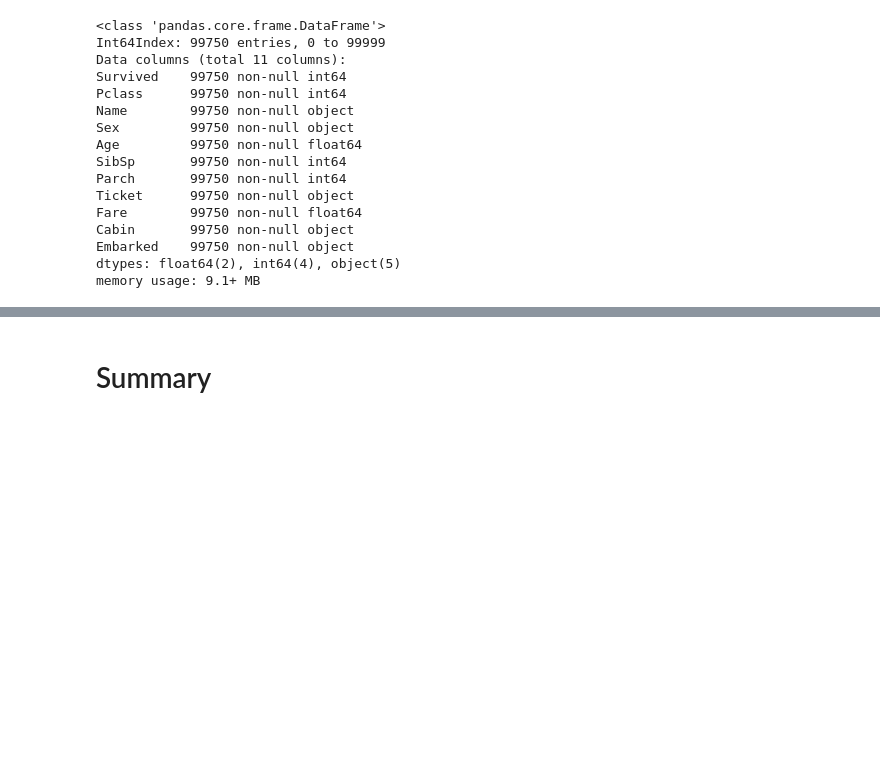
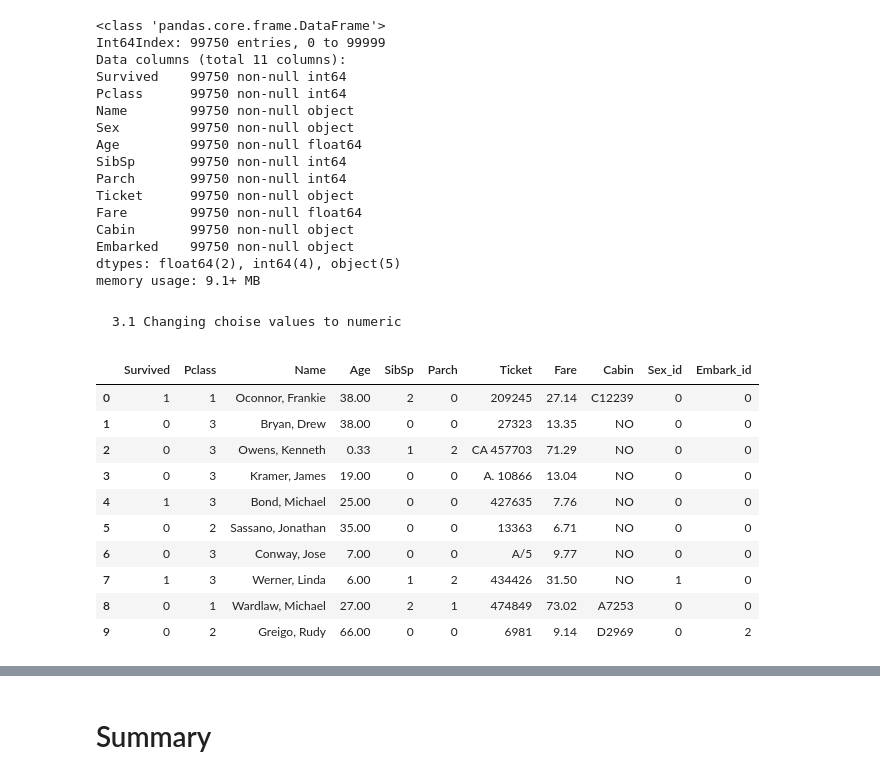
Before and after one commit to Kriikle/ml-intro, a Jupyter notebook: 2_data_exploration/eda.ipynb, the cells around one changed output, grey strips where cells are left out. Saved outputs shown, nothing was run; the diff lists cells and outputs as text; code cells hidden in the pictures; blank space fills up the shorter version.

```diff
--- a/2_data_exploration/eda.ipynb
+++ b/2_data_exploration/eda.ipynb
@@ -131,5 +120,31 @@ Cabin       99750 non-null object
 Embarked    99750 non-null object
 dtypes: float64(2), int64(4), object(5)
 memory usage: 9.1+ MB
+# %% [markdown]
+    3.1 Changing choise values to numeric
+# %%
+Sex_data = pd.DataFrame({'Sex': ["male", "female"], 'Sex_id': [0, 1]})
+data_titanic = data_titanic.merge(Sex_data,left_on = "Sex"
+                                                  ,right_on = "Sex"
+                                                  ,how = "left" )
+data_titanic.drop(axis=1, index=None, columns=["Sex"],inplace=True)
+Embark_data = pd.DataFrame({'Embarked': ["S", "Q","C"], 'Embark_id': [0, 1,2]})
+data_titanic = data_titanic.merge(Embark_data,left_on = "Embarked"
+                                                  ,right_on = "Embarked"
+                                                  ,how = "left" )
+data_titanic.drop(axis=1, index=None, columns=["Embarked"],inplace=True)
+data_titanic.head(10)
+# %% [output]
+|  | Survived | Pclass | Name | Age | SibSp | Parch | Ticket | Fare | Cabin | Sex_id | Embark_id |
+| 0 | 1 | 1 | Oconnor, Frankie | 38.00 | 2 | 0 | 209245 | 27.14 | C12239 | 0 | 0 |
+| 1 | 0 | 3 | Bryan, Drew | 38.00 | 0 | 0 | 27323 | 13.35 | NO | 0 | 0 |
+| 2 | 0 | 3 | Owens, Kenneth | 0.33 | 1 | 2 | CA 457703 | 71.29 | NO | 0 | 0 |
+| 3 | 0 | 3 | Kramer, James | 19.00 | 0 | 0 | A. 10866 | 13.04 | NO | 0 | 0 |
+| 4 | 1 | 3 | Bond, Michael | 25.00 | 0 | 0 | 427635 | 7.76 | NO | 0 | 0 |
+| 5 | 0 | 2 | Sassano, Jonathan | 35.00 | 0 | 0 | 13363 | 6.71 | NO | 0 | 0 |
+| 6 | 0 | 3 | Conway, Jose | 7.00 | 0 | 0 | A/5 | 9.77 | NO | 0 | 0 |
+| 7 | 1 | 3 | Werner, Linda | 6.00 | 1 | 2 | 434426 | 31.50 | NO | 1 | 0 |
+| 8 | 0 | 1 | Wardlaw, Michael | 27.00 | 2 | 1 | 474849 | 73.02 | A7253 | 0 | 0 |
+| 9 | 0 | 2 | Greigo, Rudy | 66.00 | 0 | 0 | 6981 | 9.14 | D2969 | 0 | 2 |
 # %% [markdown]
 # Data exploration
```
Also changed, not shown: parts of 9 cells of this notebook.
